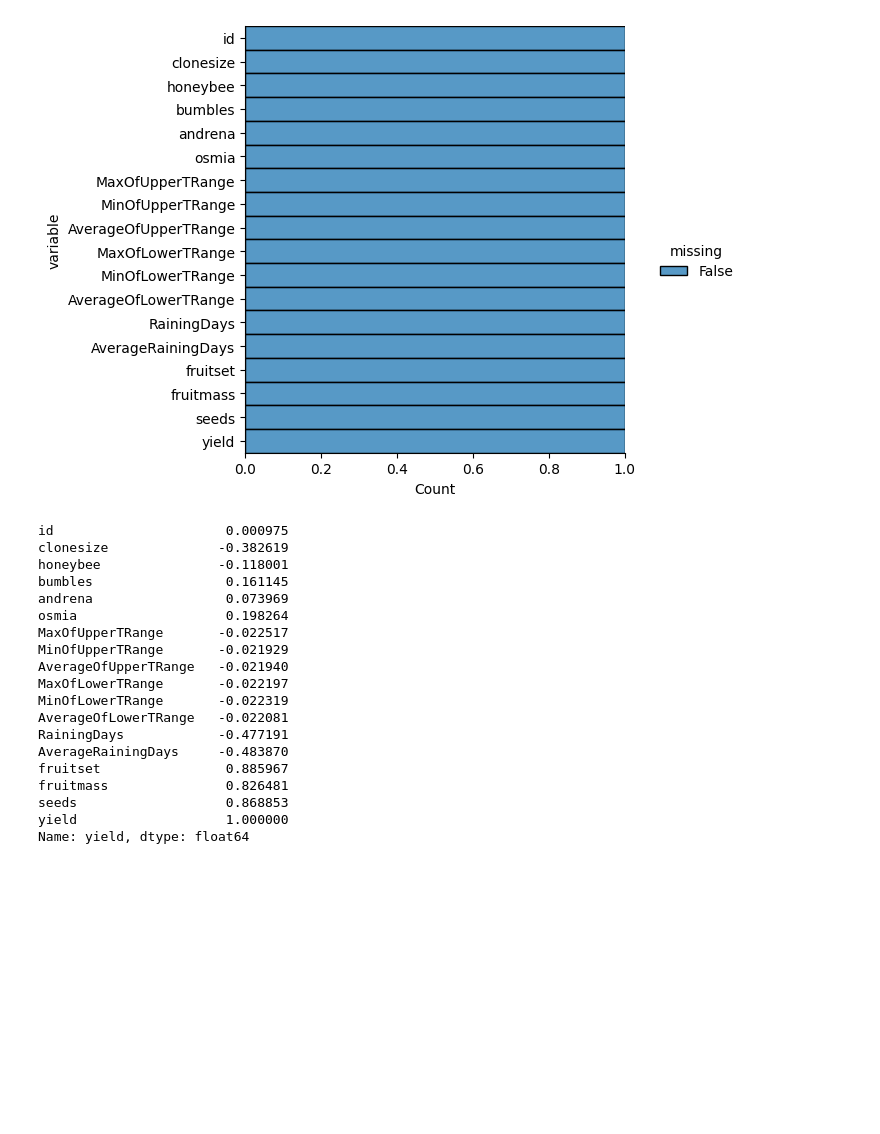
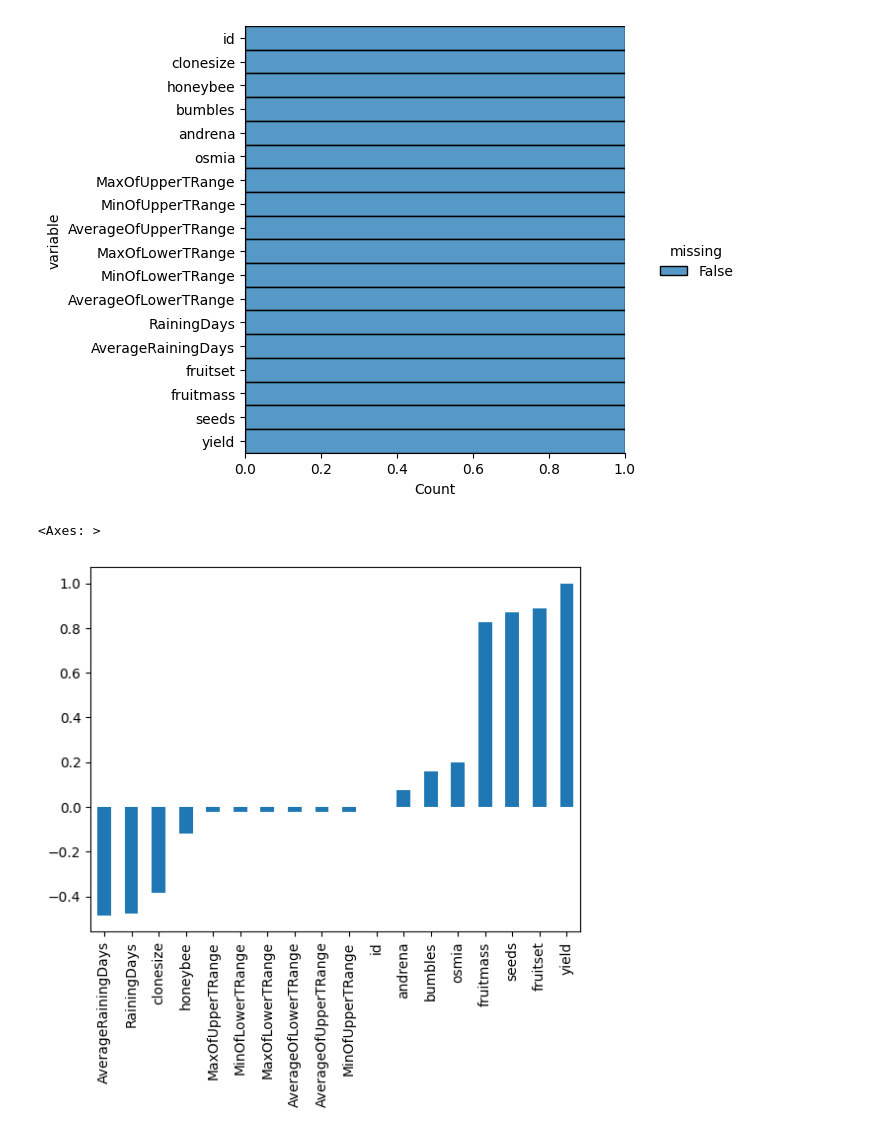
Before and after one commit to mar-sv/personal_projects, a Jupyter notebook: predict_blueberry_yield/blueberry.ipynb, the cells around one changed output. Drawn from its saved outputs; the diff is of its cells as text; code cells hidden in the pictures; blank space fills up the shorter version.

```diff
--- a/predict_blueberry_yield/blueberry.ipynb
+++ b/predict_blueberry_yield/blueberry.ipynb
@@ -4,8 +4,8 @@ import numpy as np
 import matplotlib.pyplot as plt
 import seaborn as sns
 # %%
-df = pd.read_csv(r'C:\Kaggle\train.csv')
-df
+blueberry_df = pd.read_csv(r'C:\Kaggle\train.csv')
+blueberry_df
 # %% [output]
 |  | id | clonesize | honeybee | bumbles | andrena | osmia | MaxOfUpperTRange | MinOfUpperTRange | ... |
 | 0 | 0 | 25.0 | 0.50 | 0.25 | 0.75 | 0.50 | 69.7 | 42.1 | ... |
@@ -28,25 +28,8 @@ sns.displot(data=df.isna().melt(value_name='missing'),
 <seaborn.axisgrid.FacetGrid at 0x...>
 <Figure size 1000x1000 with 0 Axes>
 [figure]
-# %%
-df.corr()['yield']
-# %% [output]
-id                      0.000975
-clonesize              -0.382619
-honeybee               -0.118001
-bumbles                 0.161145
-andrena                 0.073969
-osmia                   0.198264
-MaxOfUpperTRange       -0.022517
-MinOfUpperTRange       -0.021929
-AverageOfUpperTRange   -0.021940
-MaxOfLowerTRange       -0.022197
-MinOfLowerTRange       -0.022319
-AverageOfLowerTRange   -0.022081
-RainingDays            -0.477191
-AverageRainingDays     -0.483870
-fruitset                0.885967
-fruitmass               0.826481
-seeds                   0.868853
-yield                   1.000000
-Name: yield, dtype: float64
+# %%
+blueberry_df.corr()['yield'].sort_values().plot(kind='bar')
+# %% [output]
+<Axes: >
+[figure, added]
```
Also changed, not shown: parts of 13 cells of this notebook, 55 other files.
